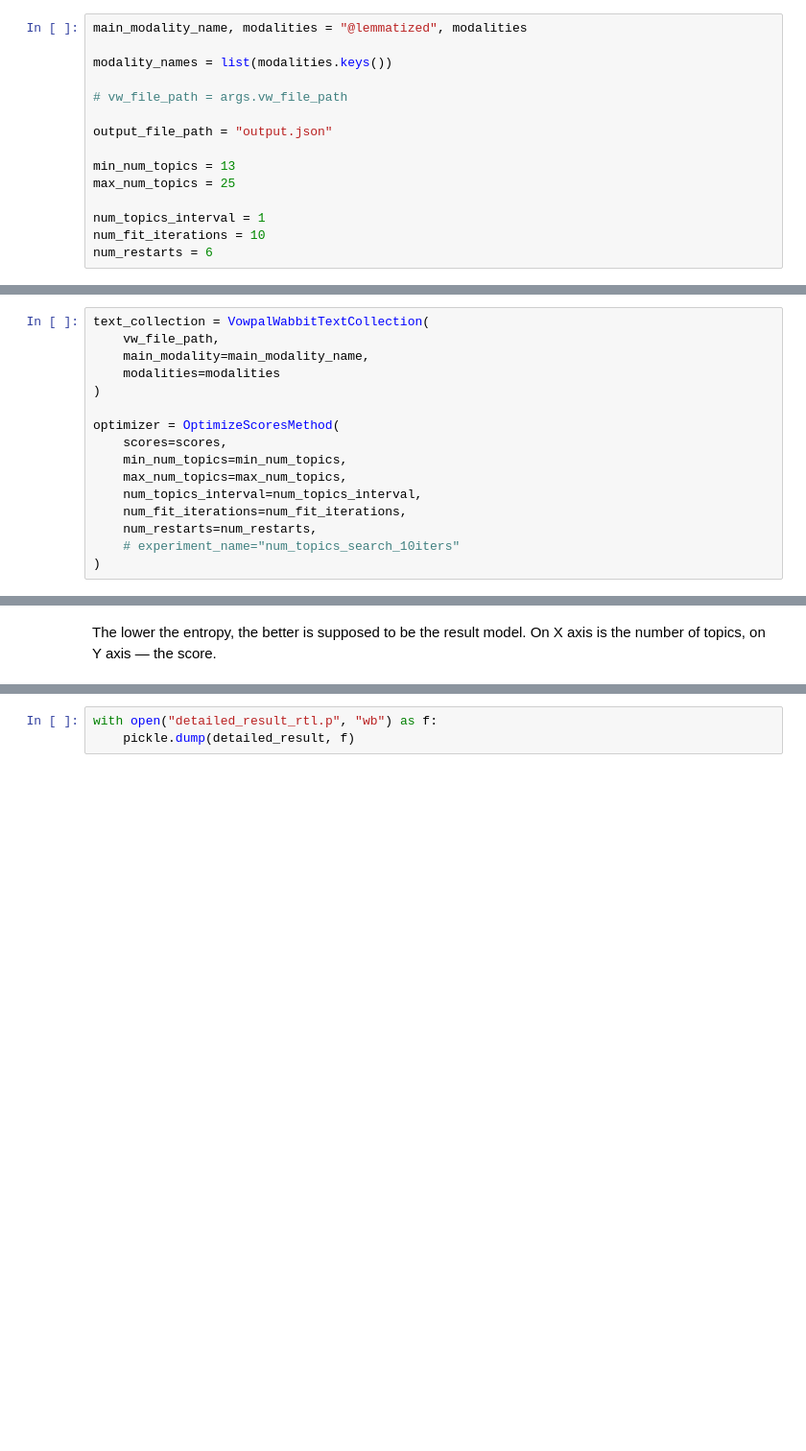
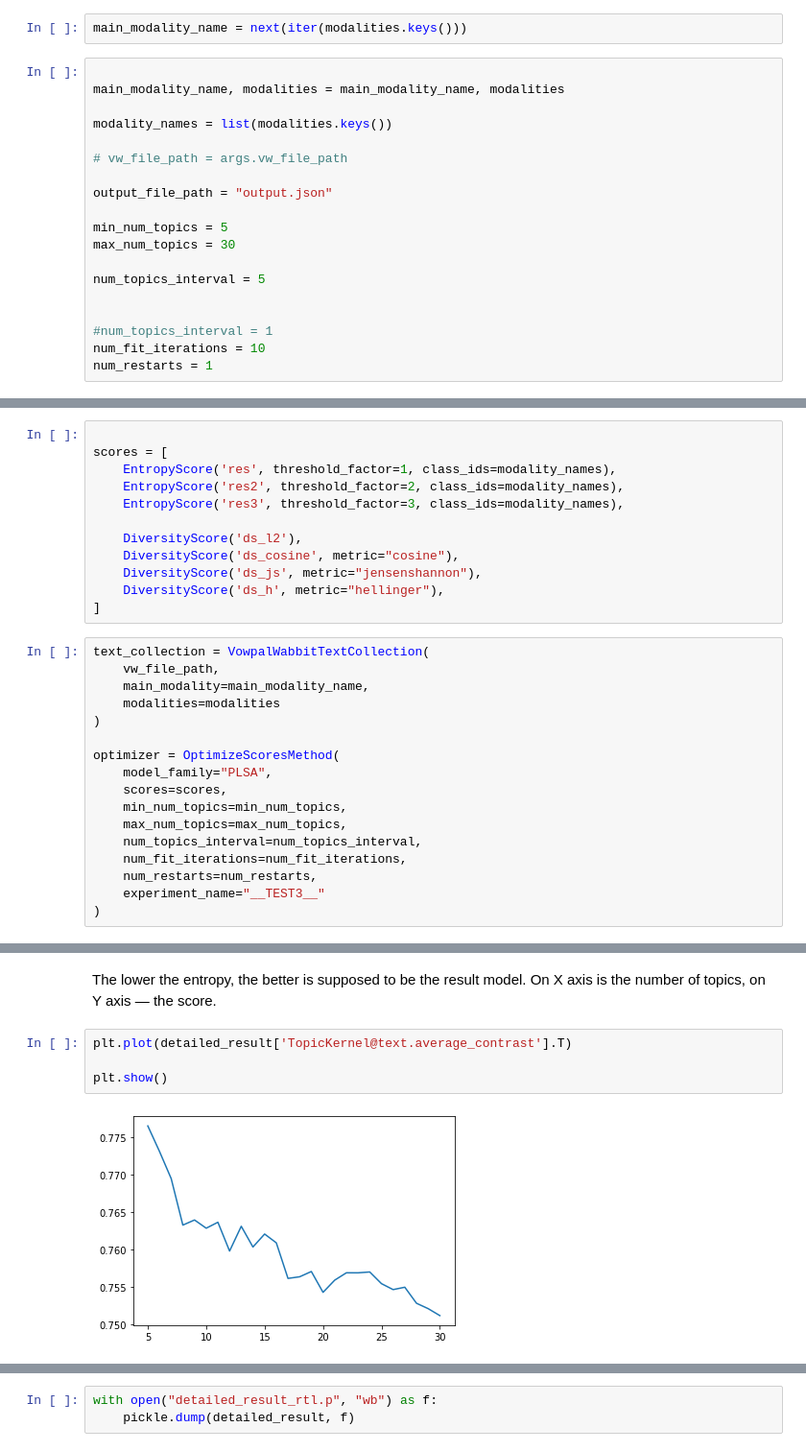
Before and after one commit to machine-intelligence-laboratory/OptimalNumberOfTopics, a Jupyter notebook: demos/NumTopics_RTLWiki_demo.ipynb, the cells around one changed output, grey strips where cells are left out. Shown at 96% size. Cells and saved outputs as stored; diff of their text form; blank space fills up the shorter version.

Commit message:
implement new model construction logic

```diff
--- a/demos/NumTopics_RTLWiki_demo.ipynb
+++ b/demos/NumTopics_RTLWiki_demo.ipynb
@@ -55,8 +52,11 @@ dataset.write_vw(vw_file_path)
 # TODO: output_file_path
 # %% [markdown]
 ## Experiments
+# %%
+main_modality_name = next(iter(modalities.keys()))
 # %%
-main_modality_name, modalities = "@lemmatized", modalities
+
+main_modality_name, modalities = main_modality_name, modalities
 
 modality_names = list(modalities.keys())
 
@@ -64,9 +64,12 @@ modality_names = list(modalities.keys())
 
 output_file_path = "output.json"
 
-min_num_topics = 13
-max_num_topics = 25
+min_num_topics = 5
+max_num_topics = 30
 
-num_topics_interval = 1
+num_topics_interval = 5
+
+
+#num_topics_interval = 1
 num_fit_iterations = 10
-num_restarts = 6
+num_restarts = 1
@@ -77,3 +76,15 @@ scores = [EntropyScore('res', class_ids=modality_names)]
+# %%
+
+scores = [
+    EntropyScore('res', threshold_factor=1, class_ids=modality_names),
+    EntropyScore('res2', threshold_factor=2, class_ids=modality_names),
+    EntropyScore('res3', threshold_factor=3, class_ids=modality_names),
+
+    DiversityScore('ds_l2'),
+    DiversityScore('ds_cosine', metric="cosine"),
+    DiversityScore('ds_js', metric="jensenshannon"),
+    DiversityScore('ds_h', metric="hellinger"),
+]
 # %%
 text_collection = VowpalWabbitTextCollection(
     vw_file_path,
@@ -82,11 +93,12 @@ text_collection = VowpalWabbitTextCollection(
 )
 
 optimizer = OptimizeScoresMethod(
+    model_family="PLSA",
     scores=scores,
     min_num_topics=min_num_topics,
     max_num_topics=max_num_topics,
     num_topics_interval=num_topics_interval,
     num_fit_iterations=num_fit_iterations,
     num_restarts=num_restarts,
-    # experiment_name="num_topics_search_10iters"
+    experiment_name="__TEST3__"
 )
@@ -105,3 +190,9 @@ detailed_result = optimizer._detailed_result
 # %% [markdown]
 The lower the entropy, the better is supposed to be the result model.
 On X axis is the number of topics, on Y axis — the score.
+# %%
+plt.plot(detailed_result['TopicKernel@text.average_contrast'].T)
+
+plt.show()
+# %% [output]
+[figure, added]
```
Also changed, not shown: parts of 27 cells of this notebook, 4 other files.
